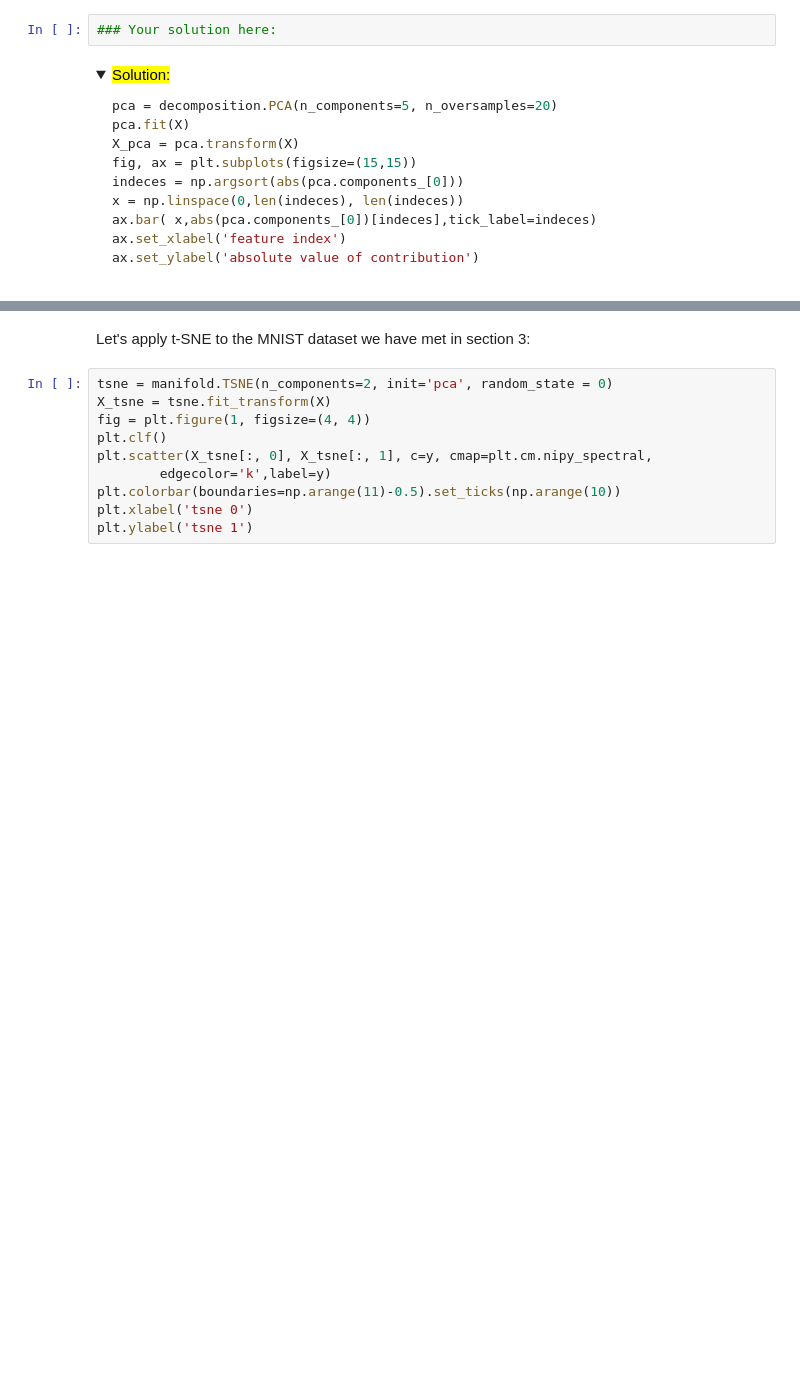
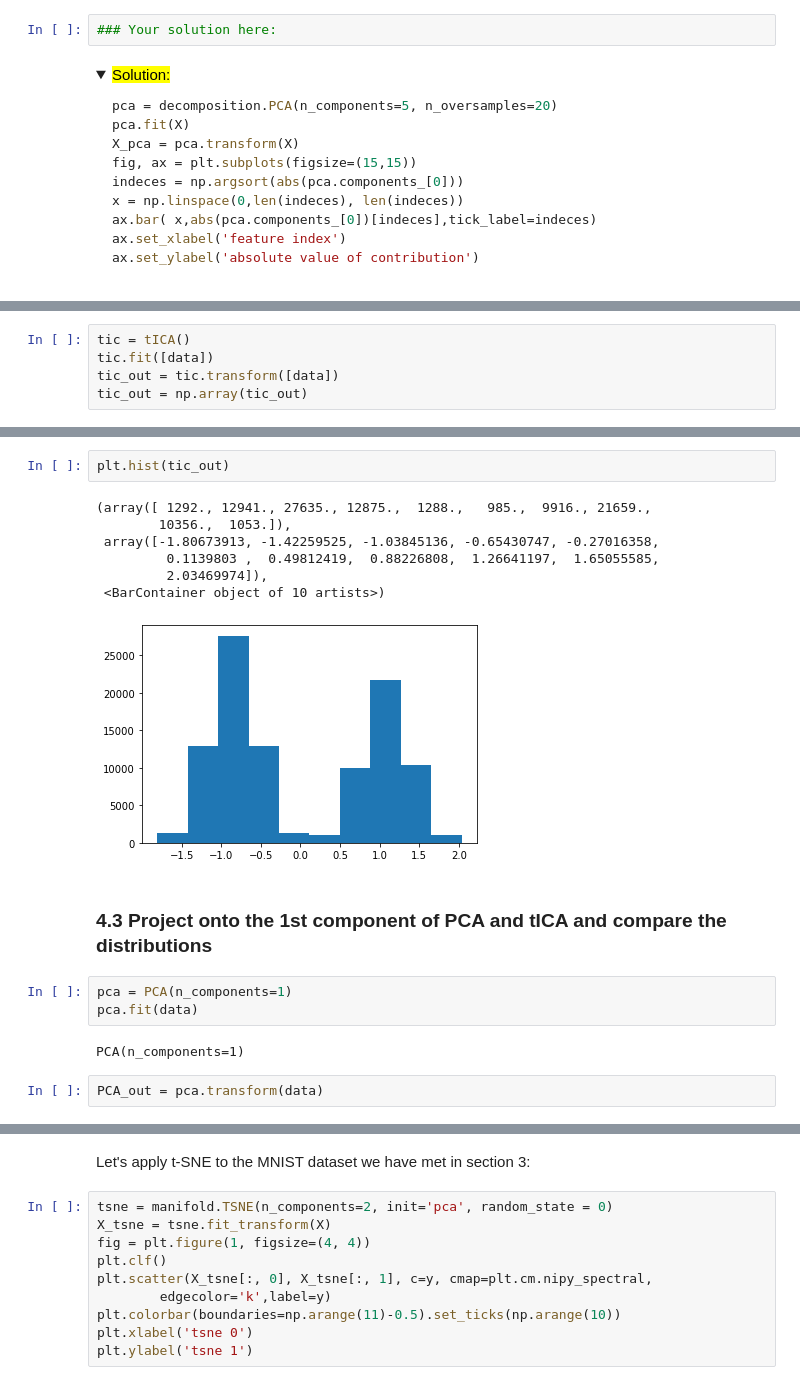
Before and after one commit to CCPBioSim/MDAnalysis_ML_workshop, a Jupyter notebook: ML/1_DR_part1.ipynb, the cells around one changed output, grey strips where cells are left out. Saved outputs shown, nothing was run; the diff lists cells and outputs as text; folded sections open; blank space fills up the shorter version.

```diff
--- a/ML/1_DR_part1.ipynb
+++ b/ML/1_DR_part1.ipynb
@@ -300,0 +363,5 @@ ax.set_ylabel('absolute value of contribution')
+# %%
+tic = tICA()
+tic.fit([data])
+tic_out = tic.transform([data])
+tic_out = np.array(tic_out)
@@ -300,0 +399,19 @@ ax.set_ylabel('absolute value of contribution')
+# %%
+plt.hist(tic_out)
+# %% [output]
+(array([ 1292., 12941., 27635., 12875.,  1288.,   985.,  9916., 21659.,
+        10356.,  1053.]),
+ array([-1.80673913, -1.42259525, -1.03845136, -0.65430747, -0.27016358,
+         0.1139803 ,  0.49812419,  0.88226808,  1.26641197,  1.65055585,
+         2.03469974]),
+ <BarContainer object of 10 artists>)
+[figure, added]
+# %% [markdown]
+### 4.3 Project onto the 1st component of PCA and tICA and compare the distributions
+# %%
+pca = PCA(n_components=1)
+pca.fit(data)
+# %% [output]
+PCA(n_components=1)
+# %%
+PCA_out = pca.transform(data)
```
Also changed, not shown: parts of 24 cells of this notebook.
